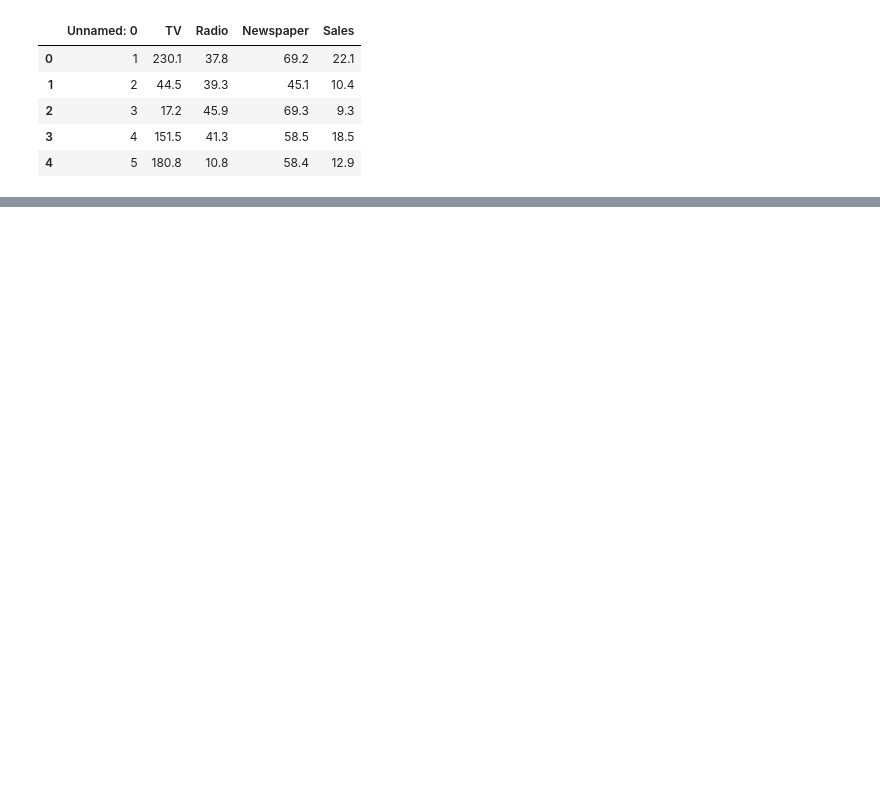
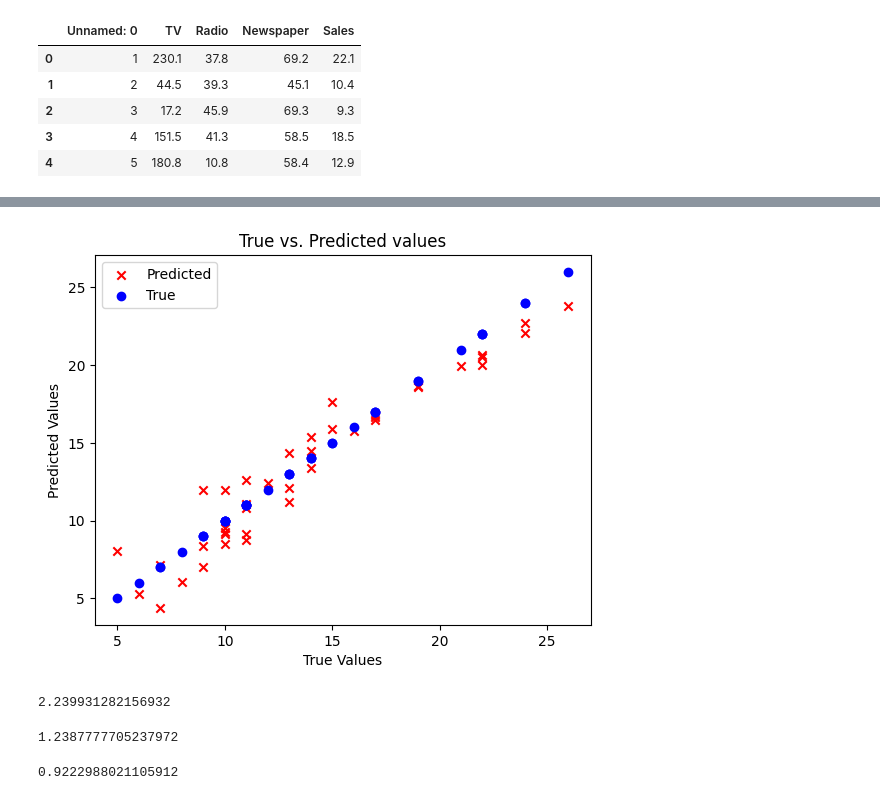
Before and after one commit to adnan14pata/sales-prediction, a Jupyter notebook: salesprediction.ipynb, the cells around one changed output, grey strips where cells are left out. Saved outputs shown, nothing was run; the diff lists cells and outputs as text; code cells hidden in the pictures; blank space fills up the shorter version.

```diff
--- a/salesprediction.ipynb
+++ b/salesprediction.ipynb
@@ -226,0 +272,31 @@ Results = pd.DataFrame(columns=["Model","Train R2","Test R2","Test RMSE", "Varia
+# %%
+import matplotlib.pyplot as plt
+
+plt.scatter(y_test, y_pred, c='r', label='Predicted', marker='x')
+plt.scatter(y_test, y_test, c='b', label='True', marker='o')
+plt.xlabel('True Values')
+plt.ylabel('Predicted Values')
+plt.title('True vs. Predicted values')
+plt.legend()
+plt.show()
+# %% [output]
+[figure, added]
+# %%
+from sklearn.metrics import mean_squared_error
+mse = mean_squared_error(y_test, y_pred)
+mse
+# %% [output]
+2.239931282156932
+# %%
+from sklearn.metrics import mean_absolute_error
+mae = mean_absolute_error(y_test, y_pred)
+mae
+# %% [output]
+1.2387777705237972
+# %%
+from sklearn.metrics import r2_score
+
+r2 = r2_score(y_test, y_pred)
+r2
+# %% [output]
+0.9222988021105912
```
Also changed, not shown: parts of 59 cells of this notebook.
